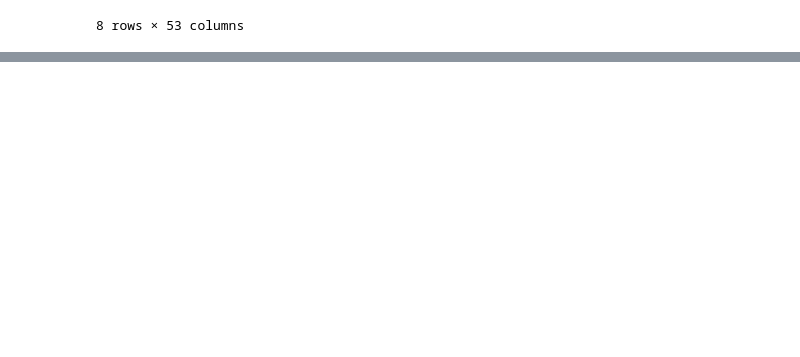
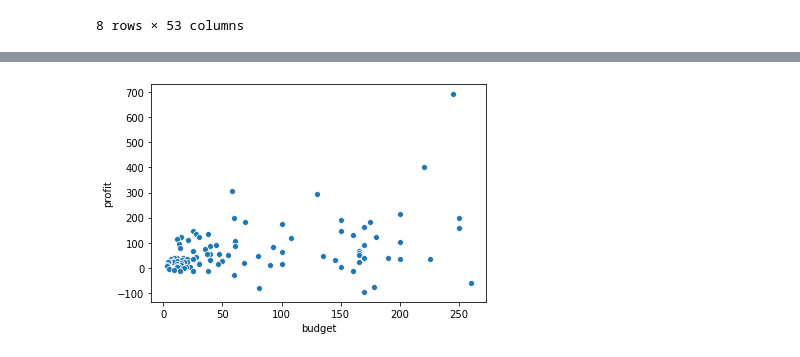
Before and after one commit to shikharverma96/IMDB_Movie_Data_Visualisation_Assignment, a Jupyter notebook: IMDB_Movie_Data_Visualisation.ipynb, the cells around one changed output, grey strips where cells are left out. Saved outputs shown, nothing was run; the diff lists cells and outputs as text; code cells hidden in the pictures; blank space fills up the shorter version.

Commit message:
Data Analysis

```diff
--- a/IMDB_Movie_Data_Visualisation.ipynb
+++ b/IMDB_Movie_Data_Visualisation.ipynb
@@ -76,0 +85,4 @@ movies.describe()
+# %%
+# Divide the 'gross' and 'budget' columns by 1000000 to convert '$' to 'million $'
+movies.Gross = movies.Gross.apply(lambda x:x/1000000)
+movies.budget = movies.budget.apply(lambda x:x/1000000)
@@ -76,0 +97,7 @@ movies.describe()
+# %%
+# Create the new column named 'profit' by subtracting the 'budget' column from the 'gross' column
+movies['profit'] = movies['Gross'] - movies['budget']
+# %%
+# Sort the dataframe with the 'profit' column as reference using the 'sort_values' function. Make sure to set the argument
+#'ascending' to 'False'
+movies.sort_values(by = 'profit', ascending = False, inplace=True)
@@ -76,0 +121,6 @@ movies.describe()
+# %%
+#Plot profit vs budget
+sns.scatterplot(data=movies,x='budget',y='profit')
+plt.show()
+# %% [output]
+[figure, added]
```
Also changed, not shown: parts of 26 cells of this notebook.
